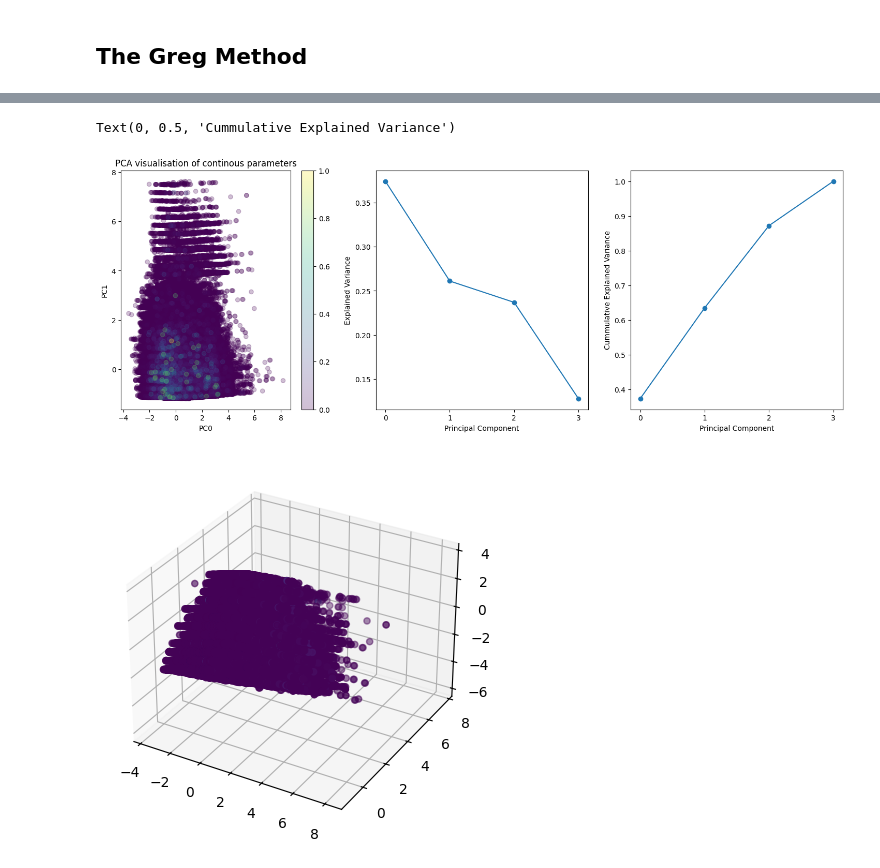
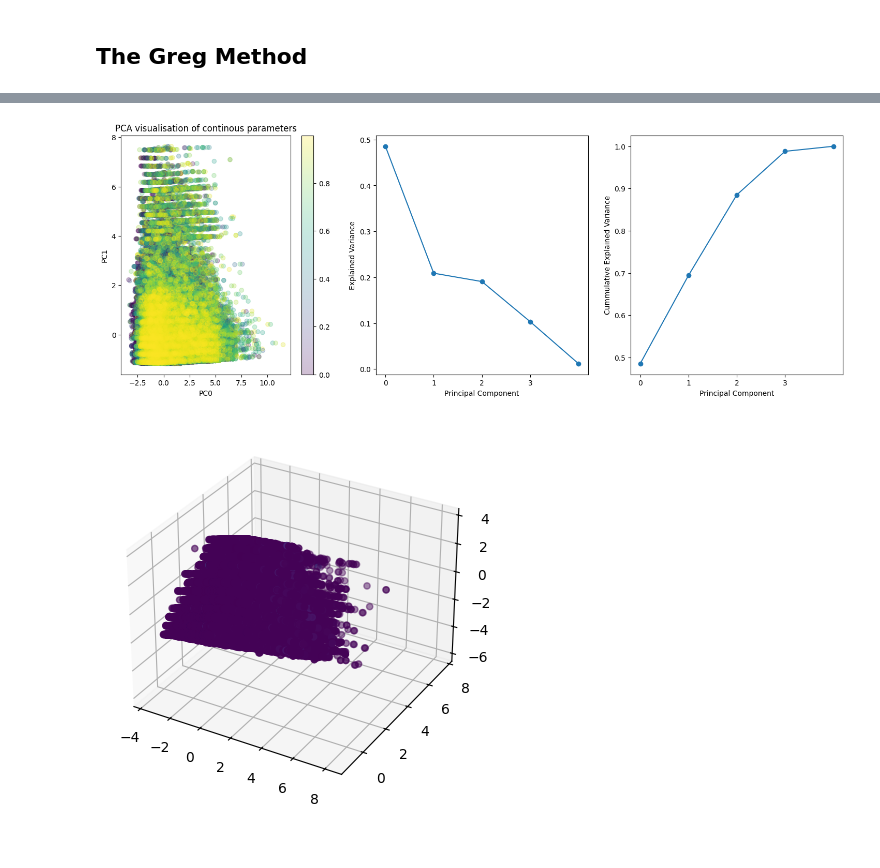
Before and after one commit to SAKULAK/ITU-MachineLearning-FinalProject-Couriers, a Jupyter notebook: Gregs_method.ipynb, the cells around one changed output, grey strips where cells are left out. Cells and saved outputs as stored; diff of their text form; code cells hidden in the pictures.

```diff
--- a/Gregs_method.ipynb
+++ b/Gregs_method.ipynb
@@ -8,9 +8,13 @@ import numpy as np
 df = pd.read_csv(r'/home/sakul/UNI/3rd Semester/Machine Learning/ITU-MachineLearning-FinalProject-Couriers/data/claims_train.csv')
 df.loc[df["Exposure"]>1, "Exposure"] = 1
 df = df.loc[df["VehAge"] < 30, :]
+
 df["AgeCategory"] = "Normal"
 df.loc[df["DrivAge"] < 25, "AgeCategory"] = "Young"
 df.loc[df["DrivAge"] > 70, "AgeCategory"] = "Old"
+
+# Interaction term?
+df["Interaction1"] = df["BonusMalus"]/ df["DrivAge"]
 
 # Create column ExposureDays as (Exposure * 365) % 366
 df['ExposureDays'] = (df['Exposure'] * 365).round() % 366
@@ -41,11 +45,11 @@ plt.figure(figsize=(18,5))
 
 for i, claimNb in enumerate(sorted(df["ClaimNb"].unique())):
     plt.subplot(1,3,1)
-    plt.scatter(df.loc[df["ClaimNb"] == claimNb, ["Exposure"]], ((claimNb+1)*(df["Exposure"].max()-df.loc[df["ClaimNb"] == claimNb, ["Exposure"]])), label = f"ClaimNb = {claimNb}")
+    plt.scatter(df.loc[df["ClaimNb"] == claimNb, ["Exposure"]], ((claimNb**2)*(df["Exposure"].max()-df.loc[df["ClaimNb"] == claimNb, ["Exposure"]])), label = f"ClaimNb = {claimNb}")
     plt.xlabel("Exposure")
     plt.ylabel("Risk Penalty (Exposure)")
     # Adjust Risk Based on Exposure penalty
-    df.loc[df["ClaimNb"] == claimNb, "Risk"] += ((claimNb**2+1)*(df["Exposure"].max()-df.loc[df["ClaimNb"] == claimNb, "Exposure"]))
+    df.loc[df["ClaimNb"] == claimNb, "Risk"] += ((claimNb**2)*(df["Exposure"].max()-df.loc[df["ClaimNb"] == claimNb, "Exposure"]))
     plt.legend()
     plt.subplot(1,3,2)
     plt.scatter(df.loc[df["ClaimNb"] == claimNb, ["Risk"]], df.loc[df["ClaimNb"] == claimNb, ["Exposure"]], label = f"ClaimNb = {claimNb}")
@@ -63,3 +67,5 @@ df["Risk"] /= df["Risk"].max()
 
 df.sort_values("Risk", inplace=True)
 df
+
+df["TimeBetweenClaims"] = 1 - df["TimeBetweenClaims"]/df["TimeBetweenClaims"].max()
@@ -80,34 +96,39 @@ df
 # %%
 from sklearn.decomposition import PCA
 from sklearn.preprocessing import StandardScaler
 
-plt.figure(figsize=(18, 6))
-ContinousData = pd.DataFrame(StandardScaler().fit_transform(df[["VehPower", "DrivAge", "BonusMalus", "Density"]]), columns=["VehPower", "DrivAge", "BonusMalus", "Density"])
-pca = PCA().fit(ContinousData)
-pcad = pca.transform(ContinousData)
 
-plt.subplot(1, 3, 1)
-plt.scatter(pcad[:, 0], pcad[:, 1], c = df["Risk"], alpha=0.25)
-plt.title("PCA visualisation of continous parameters")
-plt.xlabel("PC0")
-plt.ylabel("PC1")
-plt.colorbar()
+columns2 = ["VehPower", "DrivAge", "BonusMalus", "Density", "Interaction1"]
+
+columns_list = [columns2]
+
+for columns in columns_list:
+    plt.figure(figsize=(18, 6))
+    ContinousData = pd.DataFrame(StandardScaler().fit_transform(df[columns]), columns=columns)
+    pca = PCA().fit(ContinousData)
+    pcad = pca.transform(ContinousData)
+
+    plt.subplot(1, 3, 1)
+    plt.scatter(pcad[:, 0], pcad[:, 1], c = df["TimeBetweenClaims"], alpha=0.25)
+    plt.title("PCA visualisation of continous parameters")
+    plt.xlabel("PC0")
+    plt.ylabel("PC1")
+    plt.colorbar()
 
 
-plt.subplot(1, 3, 2)
-plt.plot(pca.explained_variance_ratio_, marker = "o")
+    plt.subplot(1, 3, 2)
+    plt.plot(pca.explained_variance_ratio_, marker = "o")
 
-plt.xticks(range(4))
-plt.xlabel("Principal Component")
-plt.ylabel("Explained Variance")
-plt.subplot(1, 3, 3)
-plt.plot([sum(pca.explained_variance_ratio_[:i+1]) for i, ratio in enumerate(pca.explained_variance_ratio_)], marker = "o")
-plt.xticks(range(4))
-plt.xlabel("Principal Component")
-plt.ylabel("Cummulative Explained Variance")
+    plt.xticks(range(4))
+    plt.xlabel("Principal Component")
+    plt.ylabel("Explained Variance")
+    plt.subplot(1, 3, 3)
+    plt.plot([sum(pca.explained_variance_ratio_[:i+1]) for i, ratio in enumerate(pca.explained_variance_ratio_)], marker = "o")
+    plt.xticks(range(4))
+    plt.xlabel("Principal Component")
+    plt.ylabel("Cummulative Explained Variance")
 # %% [output]
-Text(0, 0.5, 'Cummulative Explained Variance')
-[figure, old version]
+[figure, new version]
 # %%
 
 fig = plt.figure()
```
Also changed, not shown: parts of 4 cells of this notebook, 16 other files.
